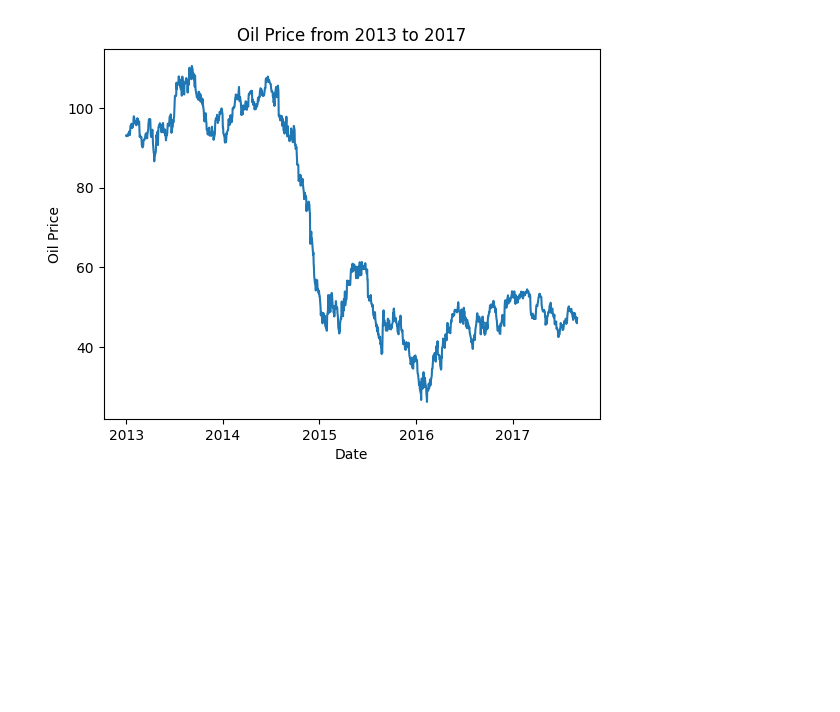
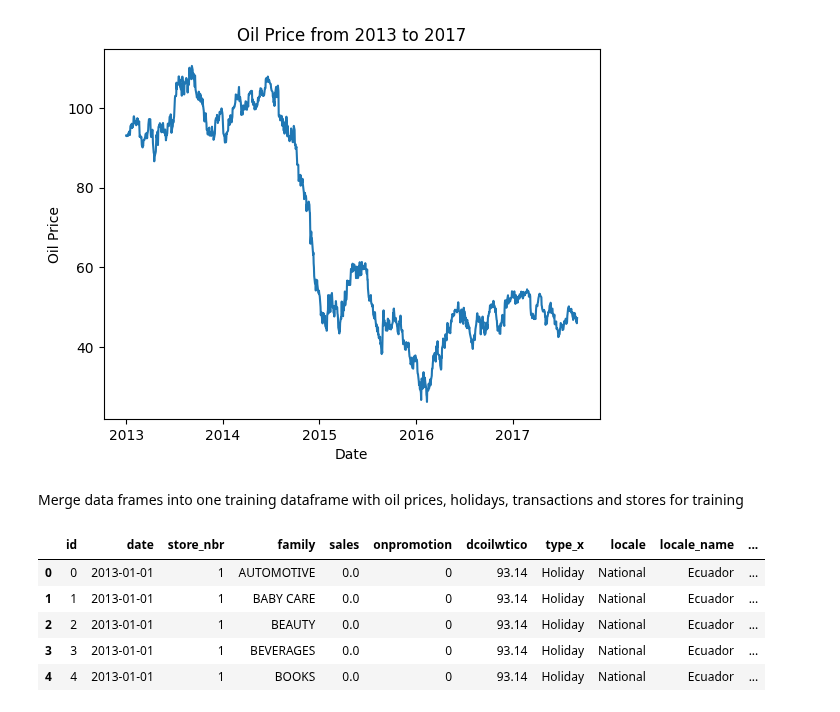
Before and after one commit to lieric90/Store-Sales, a Jupyter notebook: Store Sales Predictions/store_sale_predictions.ipynb, the cells around one changed output. Saved outputs shown, nothing was run; the diff lists cells and outputs as text; code cells hidden in the pictures; blank space fills up the shorter version.

Commit message:
data preprocessing

```diff
--- a/Store Sales Predictions/store_sale_predictions.ipynb
+++ b/Store Sales Predictions/store_sale_predictions.ipynb
@@ -73,10 +75,11 @@ dtype: int64
 # %% [markdown]
 Print Oil data frame and replace NaN values with next day oil price
 # %%
-oil.fillna(method='bfill', inplace=True)
+oil["dcoilwtico"] = oil["dcoilwtico"].interpolate(limit_direction="both")
 print(oil.head())
 print(len(oil))
-plt.plot(oil["date"], oil["dcoilwtico"])
+oil = oil.set_index("date")
+plt.plot(oil)
 plt.title("Oil Price from 2013 to 2017")
 plt.xlabel("Date")
 plt.ylabel("Oil Price")
@@ -90,3 +93,19 @@ plt.show()
 4 2013-01-07       93.20
 1218
 [figure]
+# %% [markdown]
+Merge data frames into one training dataframe with oil prices, holidays, transactions and stores for training
+# %%
+training = pd.merge(train, oil, how = 'left', on='date')
+training = pd.merge(training, holidays, how = 'left',on = 'date')
+training = pd.merge(training, transactions, how ='left', on =['date','store_nbr'])
+training = pd.merge(training, stores, how = 'left', on = 'store_nbr')
+
+training.head()
+# %% [output]
+|  | id | date | store_nbr | family | sales | onpromotion | dcoilwtico | type_x | locale | locale_name | ... |
+| 0 | 0 | 2013-01-01 | 1 | AUTOMOTIVE | 0.0 | 0 | 93.14 | Holiday | National | Ecuador | ... |
+| 1 | 1 | 2013-01-01 | 1 | BABY CARE | 0.0 | 0 | 93.14 | Holiday | National | Ecuador | ... |
+| 2 | 2 | 2013-01-01 | 1 | BEAUTY | 0.0 | 0 | 93.14 | Holiday | National | Ecuador | ... |
+| 3 | 3 | 2013-01-01 | 1 | BEVERAGES | 0.0 | 0 | 93.14 | Holiday | National | Ecuador | ... |
+| 4 | 4 | 2013-01-01 | 1 | BOOKS | 0.0 | 0 | 93.14 | Holiday | National | Ecuador | ... |
```
Also changed, not shown: parts of 1 cell of this notebook.
